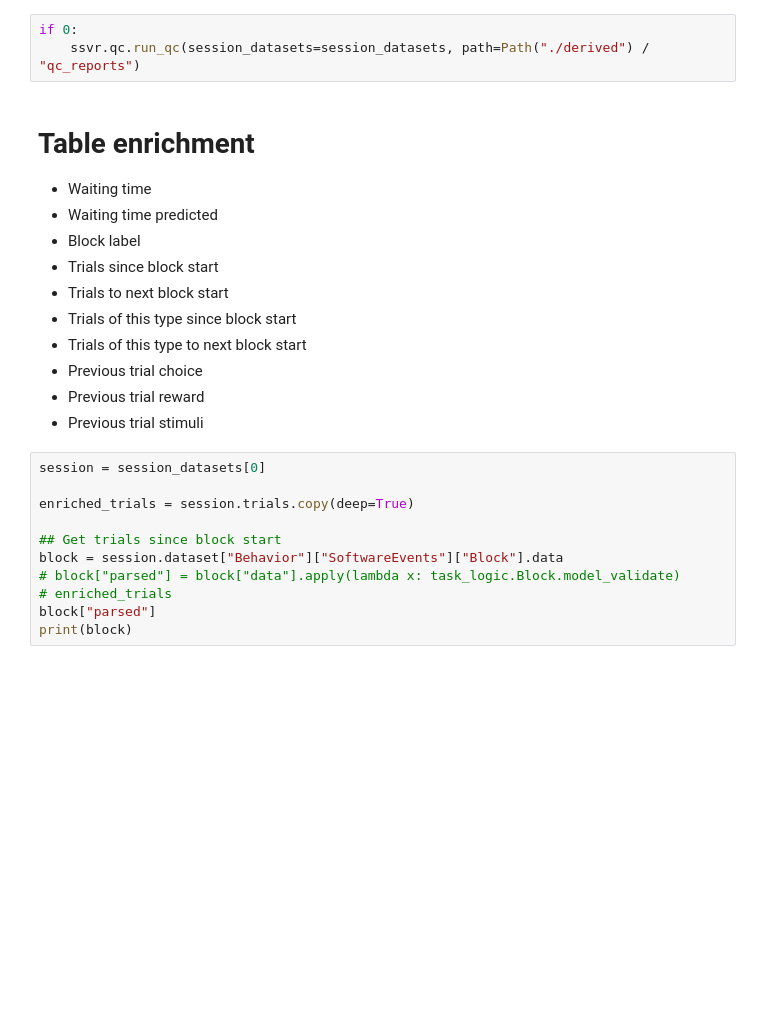
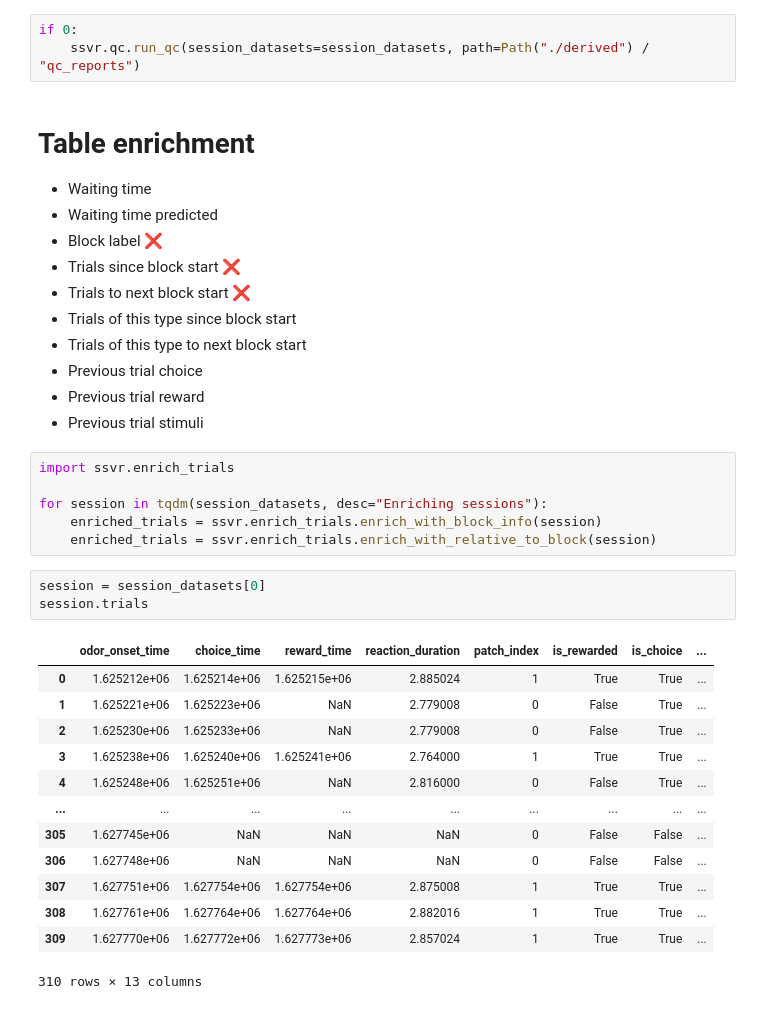
Before and after one commit to bruno-f-cruz/vr-foraging-analysis, a Jupyter notebook: demo.ipynb, the cells around one changed output. Cells and saved outputs as stored; diff of their text form; blank space fills up the shorter version.

Commit message:
Add trial enrichment

```diff
--- a/demo.ipynb
+++ b/demo.ipynb
@@ -59,22 +60,34 @@ if 0:
 
 * Waiting time
 * Waiting time predicted
-* Block label
-* Trials since block start
-* Trials to next block start
+* Block label ❌
+* Trials since block start ❌
+* Trials to next block start ❌
 * Trials of this type since block start
 * Trials of this type to next block start
 * Previous trial choice
 * Previous trial reward
 * Previous trial stimuli
-# %%
-session = session_datasets[0]
-
-enriched_trials = session.trials.copy(deep=True)
-
-## Get trials since block start
-block = session.dataset["Behavior"]["SoftwareEvents"]["Block"].data
-# block["parsed"] = block["data"].apply(lambda x: task_logic.Block.model_validate)
-# enriched_trials
-block["parsed"]
-print(block)
+# %%
+import ssvr.enrich_trials
+
+for session in tqdm(session_datasets, desc="Enriching sessions"):
+    enriched_trials = ssvr.enrich_trials.enrich_with_block_info(session)
+    enriched_trials = ssvr.enrich_trials.enrich_with_relative_to_block(session)
+# %%
+session = session_datasets[0]
+session.trials
+# %% [output]
+|  | odor_onset_time | choice_time | reward_time | reaction_duration | patch_index | is_rewarded | is_choice | ... |
+| 0 | 1.625212e+06 | 1.625214e+06 | 1.625215e+06 | 2.885024 | 1 | True | True | ... |
+| 1 | 1.625221e+06 | 1.625223e+06 | NaN | 2.779008 | 0 | False | True | ... |
+| 2 | 1.625230e+06 | 1.625233e+06 | NaN | 2.779008 | 0 | False | True | ... |
+| 3 | 1.625238e+06 | 1.625240e+06 | 1.625241e+06 | 2.764000 | 1 | True | True | ... |
+| 4 | 1.625248e+06 | 1.625251e+06 | NaN | 2.816000 | 0 | False | True | ... |
+| ... | ... | ... | ... | ... | ... | ... | ... | ... |
+| 305 | 1.627745e+06 | NaN | NaN | NaN | 0 | False | False | ... |
+| 306 | 1.627748e+06 | NaN | NaN | NaN | 0 | False | False | ... |
+| 307 | 1.627751e+06 | 1.627754e+06 | 1.627754e+06 | 2.875008 | 1 | True | True | ... |
+| 308 | 1.627761e+06 | 1.627764e+06 | 1.627764e+06 | 2.882016 | 1 | True | True | ... |
+| 309 | 1.627770e+06 | 1.627772e+06 | 1.627773e+06 | 2.857024 | 1 | True | True | ... |
+310 rows × 13 columns
```
Also changed, not shown: parts of 1 cell of this notebook, 1 other file.
